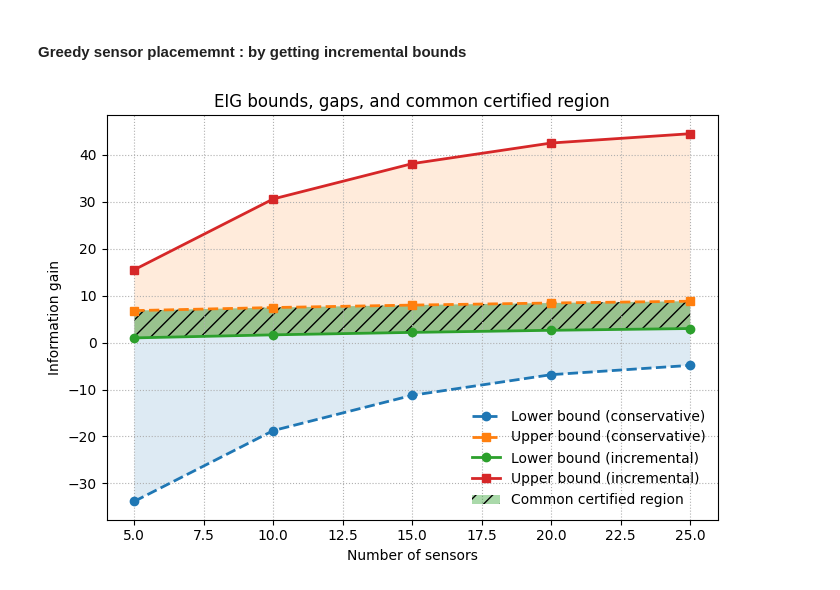
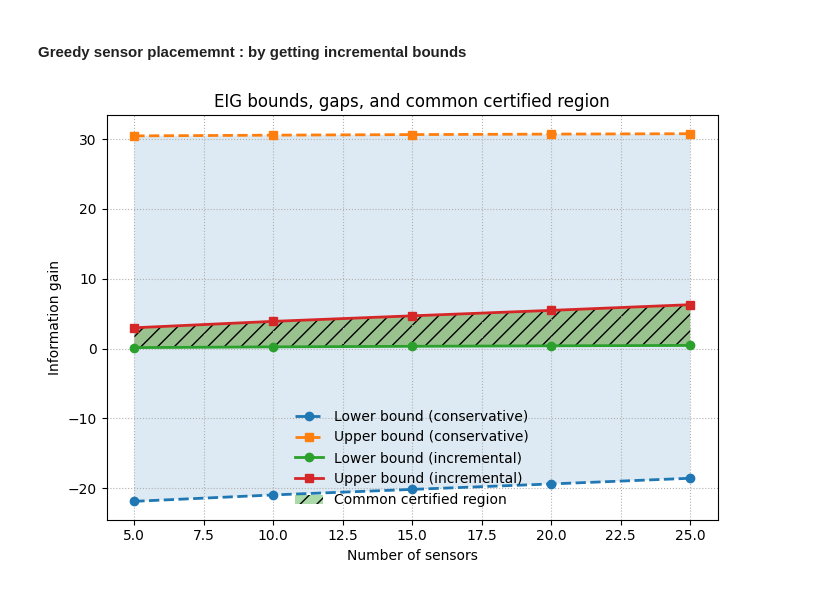
Before and after one commit to mohamed495/pyBOED, a Jupyter notebook: tutorials/notebooks/boed/tuto_bounds_GO.ipynb, the cells around one changed output. Drawn from its saved outputs; the diff is of its cells as text; code cells hidden in the pictures.

```diff
--- a/tutorials/notebooks/boed/tuto_bounds_GO.ipynb
+++ b/tutorials/notebooks/boed/tuto_bounds_GO.ipynb
@@ -1523,7 +1636,7 @@ def incremental_bounds(
 # %%
 def incremental_bounds_given_W(
     Sigma_signal:  np.ndarray,
-    Sigma_Y_theta: np.ndarray,
+    Sigma_Y_given_theta: np.ndarray,
     Sigma_Y:       np.ndarray,
     Sigma_noise:   np.ndarray,
     W:             np.ndarray
@@ -1534,7 +1647,7 @@ def incremental_bounds_given_W(
     lb = 0.0
     ub = 0.0
     _, logdet_sig = np.linalg.slogdet(W.T @ Sigma_signal  @ W)
-    _, logdet_th  = np.linalg.slogdet(W.T @ Sigma_Y_theta @ W)
+    _, logdet_th  = np.linalg.slogdet(W.T @ Sigma_Y_given_theta @ W)
     lb += 0.5 * (logdet_sig - logdet_th)
 
     _, logdet_Y   = np.linalg.slogdet(W.T @ Sigma_Y     @ W)
@@ -1556,19 +1669,19 @@ Sigma_obs = noise.get_covariance(N)
 for budget in sensor_budgets:
     indices = greedy_maximize_LB(
         Sigma_Y=Sigma_Y,
-        Sigma_noise=Sigma_obs,
+        Sigma_noise=Sigma_noise_misfit,
         n_sensors=budget
     )
     W_opt, _ = build_selection_matrices(N, indices)
 
-    lb = eig_BI(Sigma_Y, Sigma_obs, W_opt)
-    ub = eig_BS(Sigma_signal, Sigma_obs, W_opt)
+    lb = eig_LB(Sigma_Y, Sigma_noise_misfit, W_opt)
+    ub = eig_UB(Sigma_signal_misfit, Sigma_Y_given_theta, W_opt)
 
     lb_inc, ub_inc = incremental_bounds_given_W(
         Sigma_signal  = Sigma_signal,
-        Sigma_Y_theta = Sigma_obs,
+        Sigma_Y_given_theta = Sigma_Y_given_theta,
         Sigma_Y       = Sigma_Y,
-        Sigma_noise   = Sigma_obs,
+        Sigma_noise   = Sigma_noise,
         W = W_opt,
     )
 
@@ -1666,16 +1791,16 @@ Sigma_obs = noise.get_covariance(N)
 
 for budget in sensor_budgets:
     result = incremental_bounds(
-        Sigma_signal  = Sigma_signal,
-        Sigma_Y_theta = Sigma_obs,
+        Sigma_signal  = Sigma_signal_misfit,
+        Sigma_Y_given_theta = Sigma_Y_given_theta,
         Sigma_Y       = Sigma_Y,
-        Sigma_noise   = Sigma_obs,
+        Sigma_noise   = Sigma_noise_misfit,
         n_sensors     = budget,
     )
     W_opt, _ = build_selection_matrices(N, result['indices'])
 
-    lb = eig_BI(Sigma_Y, Sigma_obs, W_opt)
-    ub = eig_BS(Sigma_signal, Sigma_obs, W_opt)
+    lb = eig_LB(Sigma_Y, Sigma_noise_misfit, W_opt)
+    ub = eig_UB(Sigma_signal_misfit, Sigma_Y_given_theta, W_opt)
 
     lb_vals.append(lb)
     ub_vals.append(ub)
@@ -1683,21 +1808,20 @@ for budget in sensor_budgets:
     lb_vals_inc.append(result["EIG_lower_bound"])
     ub_vals_inc.append(result["EIG_upper_bound"])
 # %%
-
-
 # ===============================
 # Préparation des données
 # ===============================
 
-offset = eig_mem  # mémoire spectrale
+
+offset = eig_kl
 
 # Bornes conservatrices
-lb_cons = lb_vals + offset
-ub_cons = ub_vals + offset
+lb_cons = np.array(lb_vals) + offset
+ub_cons = np.array(ub_vals) + offset
 
 # Bornes incrémentales
-lb_inc = lb_vals_inc
-ub_inc = ub_vals_inc
+lb_inc = np.array(lb_vals_inc)
+ub_inc = np.array(ub_vals_inc)
 
 # Intersection des intervalles
 lb_common = np.maximum(lb_cons, lb_inc)
@@ -1727,35 +1851,35 @@ ax.fill_between(sensor_budgets,
 ax.plot(sensor_budgets, lb_inc,
         '-o', linewidth=2,
         label='Lower bound (incremental)')
 ax.plot(sensor_budgets, ub_inc,
         '-s', linewidth=2,
         label='Upper bound (incremental)')
 
 ax.fill_between(sensor_budgets,
                 lb_inc, ub_inc,
                 alpha=0.15)
 
-# --- Zone commune (mise en valeur)
+# --- Zone commune
 ax.fill_between(sensor_budgets,
                 lb_common, ub_common,
                 where=mask,
                 interpolate=True,
                 alpha=0.4,
                 hatch='//',
                 label='Common certified region')
 
 # ===============================
 # Mise en forme
 # ===============================
 
-ax.set_xlabel("Number of sensors")
-ax.set_ylabel("Information gain")
-ax.set_title("EIG bounds, gaps, and common certified region")
+ax.set_xlabel('Number of sensors')
+ax.set_ylabel('Information gain')
+ax.set_title('EIG bounds, gaps, and common certified region')
 
 ax.grid(True, which='both', linestyle=':', linewidth=0.8)
 ax.legend(frameon=False)
 
 fig.tight_layout()
 plt.show()
 # %% [output]
-[figure, old version]
+[figure, new version]
```
Also changed, not shown: parts of 43 cells of this notebook, 1 other file.
